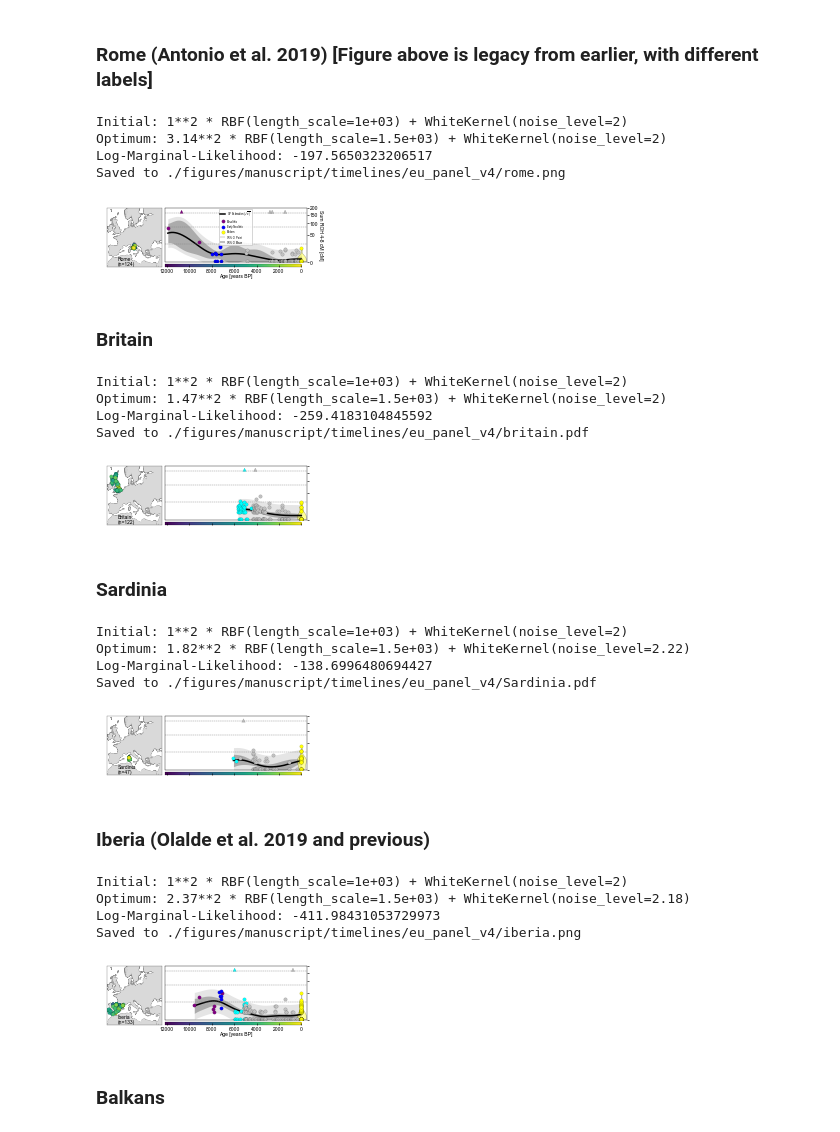
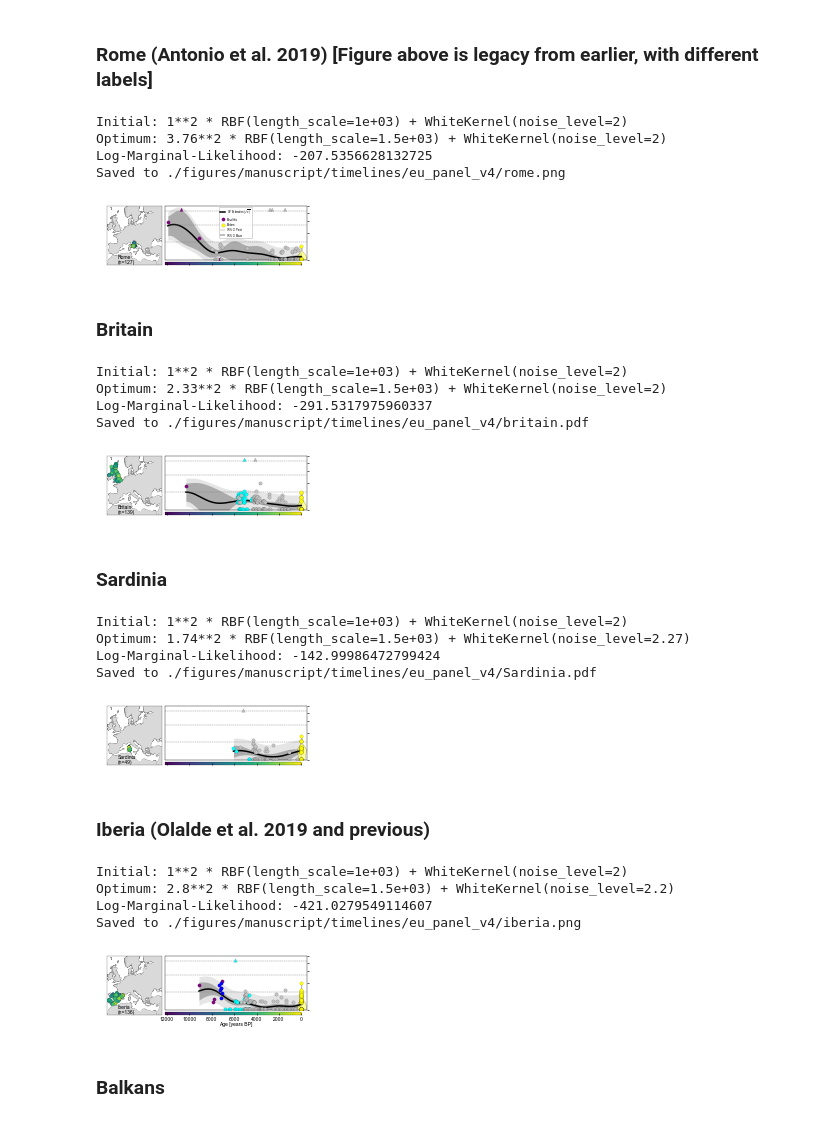
Before and after one commit to hringbauer/hapROH, a Jupyter notebook: Notebooks/Figures/plot_timelinesROH.ipynb, the cells around one changed output. Drawn from its saved outputs; the diff is of its cells as text; code cells hidden in the pictures.

```diff
--- a/Notebooks/Figures/plot_timelinesROH.ipynb
+++ b/Notebooks/Figures/plot_timelinesROH.ipynb
@@ -517,32 +517,32 @@ Instructions:
 ### Rome (Antonio et al. 2019) [Figure above is legacy from earlier, with different labels]
 # %%
 pop = "Rome"
-df1 = pd.read_csv("./Empirical/roh_all_inds.csv", sep="\t")
+df1 = pd.read_csv("./Empirical/roh_all_inds_final_v42.csv", sep="\t")
 df_t = extract_pop(df1, age_range=[0,12200], pop=pop)
 label = prep_label(df_t, pop)
 
 #tick_l=[f"$2N_e=250$", f"$2N_e=500$", f"$2N_e=2000$"]
 plot_map_time(df_t, figsize=(3.6 , 1.1), crs_m=[28, 63, -11, 38],
               width_ratios=(8, 20), height_ratios=[15, 1], hspace=0.06, wspace=0.015,
               s_tl=12, ec="k", lw=0.09, x_lim_tl=[-500, 12200], vrange_m=[0,12200],
               y_lim_tl=[0,200], fsl=5, fs=5, fs_leg=2.5, leg_loc_tl="upper center", title_tl="",
               map_title=label, title_loc=(0.2,0.01), cm=4, cm1=8, frac=0,
               lgth_s=[1500,1500], bottomrow=False, rightcol=False, lw_fit=1.5,
               ticks=[158.74, 83.82, 21.84], tick_l=[],
               cutoff=[20,75], cousins=[20,75],
               width_t=0.6, length_t=2, lbl_pad_time=5, lbl_pad_age=0, xl_pad=1.5, yl_pad=1,
               widths=800, alpha_vio=0.4, savepath="./figures/manuscript/timelines/eu_panel_v4/rome.png")
 # %% [output]
 Initial: 1**2 * RBF(length_scale=1e+03) + WhiteKernel(noise_level=2)
-Optimum: 3.14**2 * RBF(length_scale=1.5e+03) + WhiteKernel(noise_level=2)
-Log-Marginal-Likelihood: -197.5650323206517
+Optimum: 3.76**2 * RBF(length_scale=1.5e+03) + WhiteKernel(noise_level=2)
+Log-Marginal-Likelihood: -207.5356628132725
 Saved to ./figures/manuscript/timelines/eu_panel_v4/rome.png
-[figure, old version]
+[figure, new version]
 # %% [markdown]
 ### Britain
 # %%
 pop = "Britain"
-df1 = pd.read_csv("./Empirical/roh_all_inds.csv", sep="\t")
+df1 = pd.read_csv("./Empirical/roh_all_inds_final_v42.csv", sep="\t")
 df_t = extract_pop(df1, age_range=[0,12200], pop=pop)
 label = prep_label(df_t, pop)
 
@@ -559,15 +559,15 @@ plot_map_time(df_t, figsize=(3.6 , 1.1), crs_m=[28, 63, -11, 38],
               widths=800, alpha_vio=0.4, savepath="./figures/manuscript/timelines/eu_panel_v4/britain.pdf")
 # %% [output]
 Initial: 1**2 * RBF(length_scale=1e+03) + WhiteKernel(noise_level=2)
-Optimum: 1.47**2 * RBF(length_scale=1.5e+03) + WhiteKernel(noise_level=2)
-Log-Marginal-Likelihood: -259.4183104845592
+Optimum: 2.33**2 * RBF(length_scale=1.5e+03) + WhiteKernel(noise_level=2)
+Log-Marginal-Likelihood: -291.5317975960337
 Saved to ./figures/manuscript/timelines/eu_panel_v4/britain.pdf
-[figure, old version]
+[figure, new version]
 # %% [markdown]
 ### Sardinia
 # %%
 pop = "Sardinia"
-df1 = pd.read_csv("./Empirical/roh_all_inds.csv", sep="\t")
+df1 = pd.read_csv("./Empirical/roh_all_inds_final_v42.csv", sep="\t")
 df_t = extract_pop(df1, age_range=[0,12200], pop=pop)
 label = prep_label(df_t, pop)
 
@@ -584,15 +584,15 @@ plot_map_time(df_t, figsize=(3.6 , 1.1), crs_m=[28, 63, -11, 38],
               widths=800, alpha_vio=0.4, savepath="./figures/manuscript/timelines/eu_panel_v4/Sardinia.pdf")
 # %% [output]
 Initial: 1**2 * RBF(length_scale=1e+03) + WhiteKernel(noise_level=2)
-Optimum: 1.82**2 * RBF(length_scale=1.5e+03) + WhiteKernel(noise_level=2.22)
-Log-Marginal-Likelihood: -138.6996480694427
+Optimum: 1.74**2 * RBF(length_scale=1.5e+03) + WhiteKernel(noise_level=2.27)
+Log-Marginal-Likelihood: -142.99986472799424
 Saved to ./figures/manuscript/timelines/eu_panel_v4/Sardinia.pdf
 [figure]
 # %% [markdown]
 ### Iberia (Olalde et al. 2019 and previous)
 # %%
 pop = "Iberia"
-df1 = pd.read_csv("./Empirical/roh_all_inds.csv", sep="\t")
+df1 = pd.read_csv("./Empirical/roh_all_inds_final_v42.csv", sep="\t")
 df_t = extract_pop(df1, age_range=[0,12200], pop=pop)
 label = prep_label(df_t, pop)
 
@@ -609,10 +609,10 @@ plot_map_time(df_t, figsize=(3.6 , 1.1), crs_m=[28, 63, -11, 38],
               widths=800, alpha_vio=0.4, savepath="./figures/manuscript/timelines/eu_panel_v4/iberia.png")
 # %% [output]
 Initial: 1**2 * RBF(length_scale=1e+03) + WhiteKernel(noise_level=2)
-Optimum: 2.37**2 * RBF(length_scale=1.5e+03) + WhiteKernel(noise_level=2.18)
-Log-Marginal-Likelihood: -411.98431053729973
+Optimum: 2.8**2 * RBF(length_scale=1.5e+03) + WhiteKernel(noise_level=2.2)
+Log-Marginal-Likelihood: -421.0279549114607
 Saved to ./figures/manuscript/timelines/eu_panel_v4/iberia.png
-[figure, old version]
+[figure, new version]
 # %% [markdown]
 ### Balkans
 # %%
```
Also changed, not shown: parts of 28 cells of this notebook, 8 other files.
